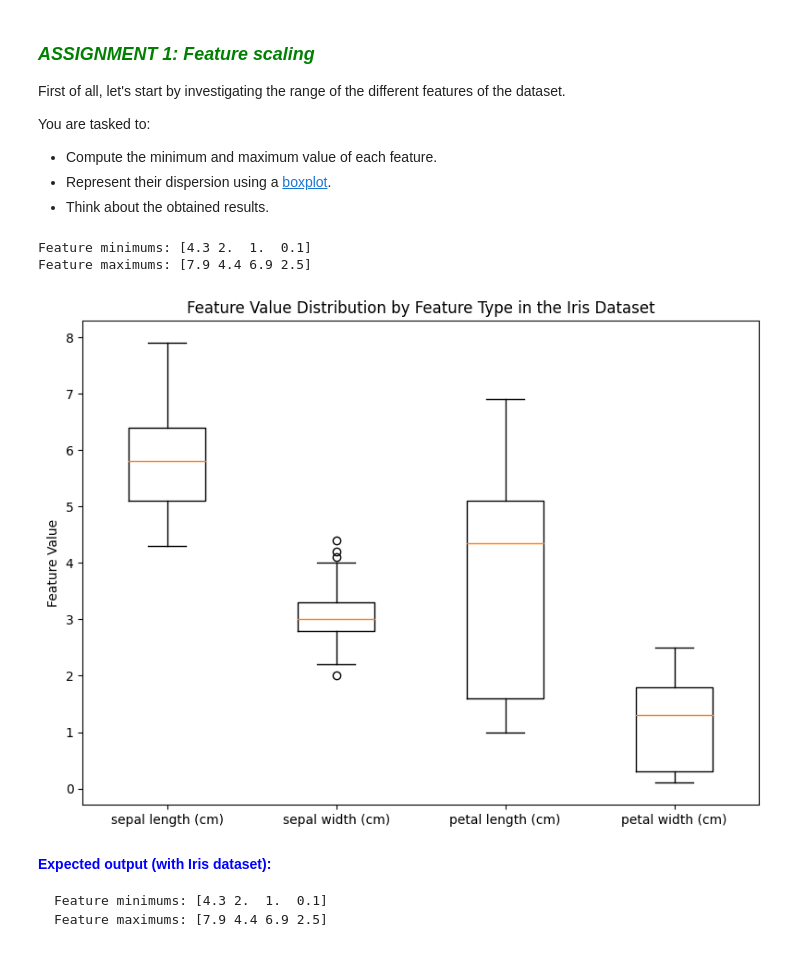
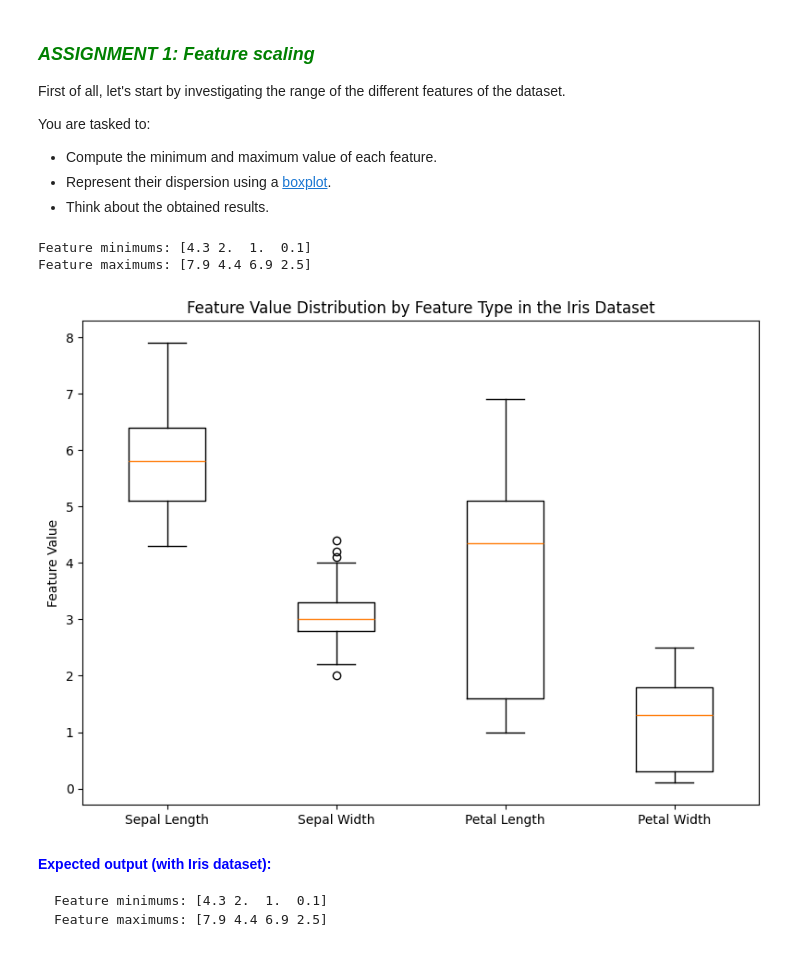
Before and after one commit to projectGeorge/uma_cv_2025, a Jupyter notebook: Chapter 07. Object Recognition/7.4 Multilayer Perceptron.ipynb, the cells around one changed output. Drawn from its saved outputs; the diff is of its cells as text; code cells hidden in the pictures.

```diff
--- a/Chapter 07. Object Recognition/7.4 Multilayer Perceptron.ipynb
+++ b/Chapter 07. Object Recognition/7.4 Multilayer Perceptron.ipynb
@@ -123,26 +123,26 @@ You are tasked to:
 - Think about the obtained results.
 # %%
 # Display the minimum and maximum values of each feature
-print("Feature minimums:", None.min(axis=0))
-print("Feature maximums:", None.max(axis=0))
+print("Feature minimums:", X.min(axis=0))
+print("Feature maximums:", X.max(axis=0))
 
 # Create a box plot for each feature
 plt.figure(figsize=(8, 6))
 
 # Create a box plot, each feature on the x-axis
-plt.boxplot(None, labels=None)
+plt.boxplot(X, tick_labels=['Sepal Length', 'Sepal Width', 'Petal Length', 'Petal Width'])
 
 # Add labels and title
 plt.title('Feature Value Distribution by Feature Type in the Iris Dataset')
 plt.ylabel('Feature Value')
 
 # Show the plot
 plt.tight_layout()
 plt.show()
 # %% [output]
 Feature minimums: [4.3 2.  1.  0.1]
 Feature maximums: [7.9 4.4 6.9 2.5]
-[figure, old version]
+[figure, new version]
 # %% [markdown]
 <font color='blue'>**Expected output (with Iris dataset):**  </font>
 
```
Also changed, not shown: parts of 7 cells of this notebook.
